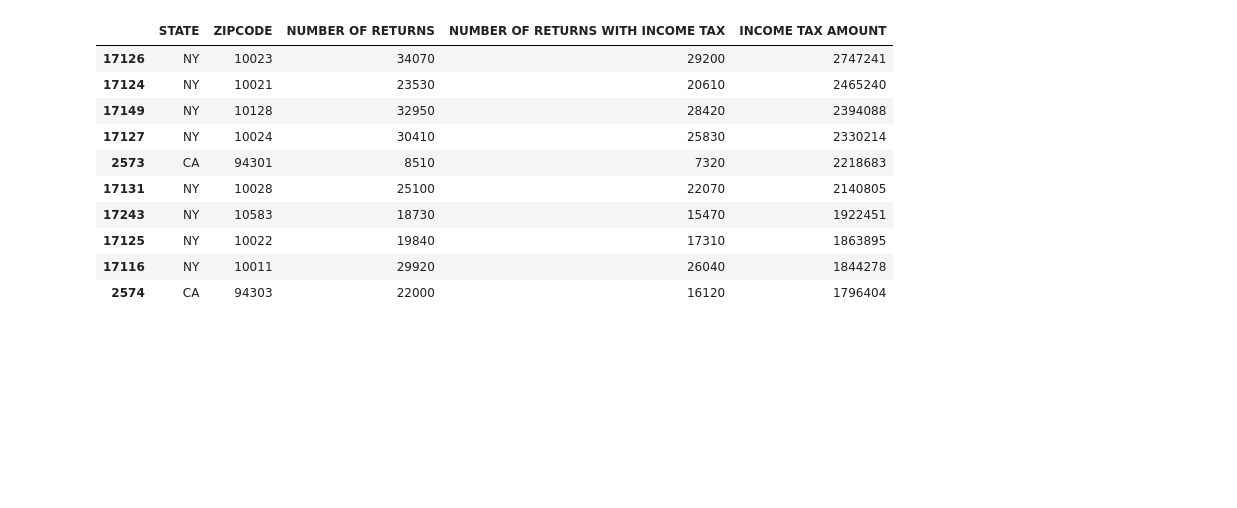
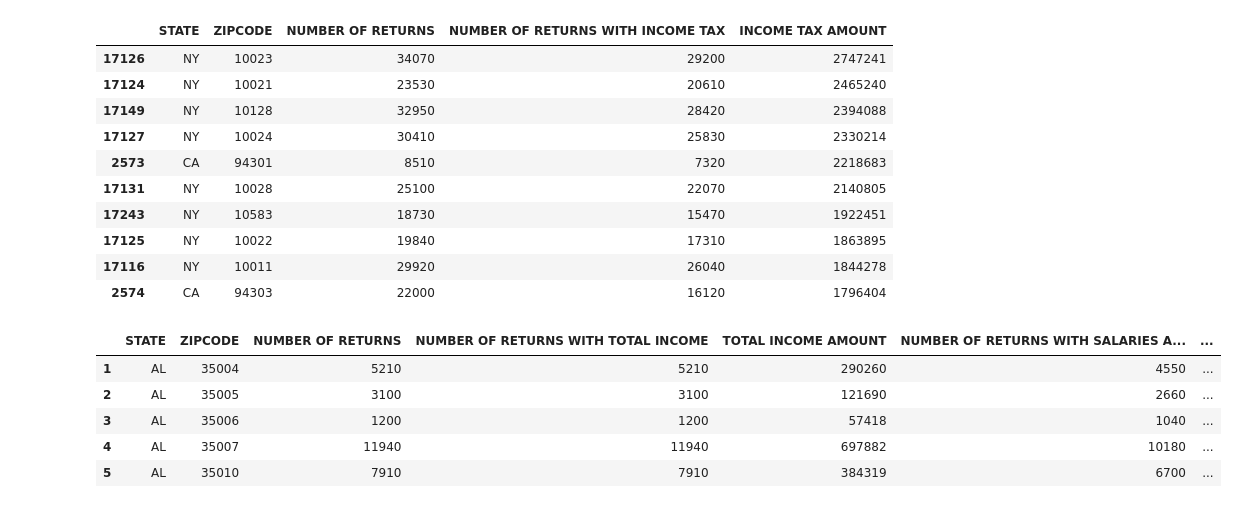
Before and after one commit to sjlapan/Economic_Predictors_of_Brewery_Success, a Jupyter notebook: Zip_Code_Income_Data_Cleaning.ipynb, the cells around one changed output. Saved outputs shown, nothing was run; the diff lists cells and outputs as text; code cells hidden in the pictures; blank space fills up the shorter version.

```diff
--- a/Zip_Code_Income_Data_Cleaning.ipynb
+++ b/Zip_Code_Income_Data_Cleaning.ipynb
@@ -381,3 +381,29 @@ income_tax.loc[(income_tax['ZIPCODE'] != 0) & (income_tax['ZIPCODE'] != 99999)]\
 | 17125 | NY | 10022 | 19840 | 17310 | 1863895 |
 | 17116 | NY | 10011 | 29920 | 26040 | 1844278 |
 | 2574 | CA | 94303 | 22000 | 16120 | 1796404 |
+# %%
+tax_df_for_merge_selectcols= income_data_df_saved_columns.loc[
+    :,
+    ["STATE",
+     "ZIPCODE",
+     "NUMBER OF RETURNS",
+     "NUMBER OF RETURNS WITH TOTAL INCOME",
+     "TOTAL INCOME AMOUNT",
+     "NUMBER OF RETURNS WITH SALARIES AND WAGES",
+     "SALARIES AND WAGES AMOUNT"
+    ]]
+
+tax_df_for_merge_selectcols= tax_df_for_merge_selectcols.loc[
+     (tax_df_for_merge_selectcols['ZIPCODE'] != 0) &
+     (tax_df_for_merge_selectcols['ZIPCODE'] != 99999)
+    ]
+
+tax_df_for_merge_selectcols.to_csv("Resources/Tax_DF_Select_Columns_For_Merge.csv")
+tax_df_for_merge_selectcols.head()
+# %% [output]
+|  | STATE | ZIPCODE | NUMBER OF RETURNS | NUMBER OF RETURNS WITH TOTAL INCOME | TOTAL INCOME AMOUNT | NUMBER OF RETURNS WITH SALARIES A... | ... |
+| 1 | AL | 35004 | 5210 | 5210 | 290260 | 4550 | ... |
+| 2 | AL | 35005 | 3100 | 3100 | 121690 | 2660 | ... |
+| 3 | AL | 35006 | 1200 | 1200 | 57418 | 1040 | ... |
+| 4 | AL | 35007 | 11940 | 11940 | 697882 | 10180 | ... |
+| 5 | AL | 35010 | 7910 | 7910 | 384319 | 6700 | ... |
```
Also changed, not shown: parts of 1 cell of this notebook, 2 other files.
